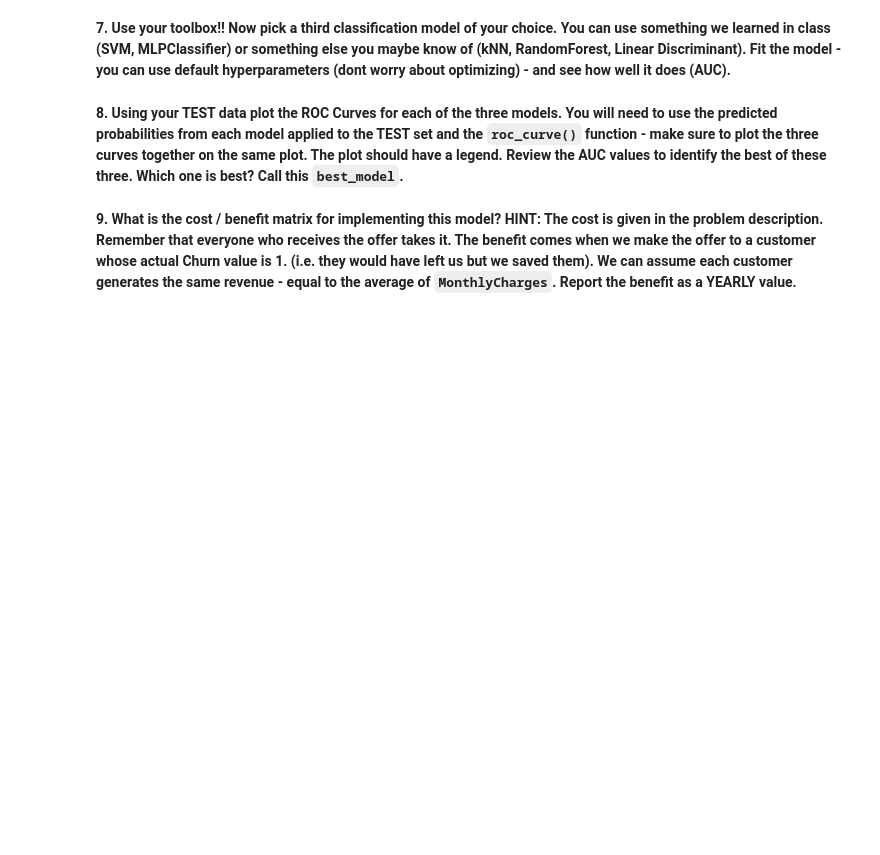
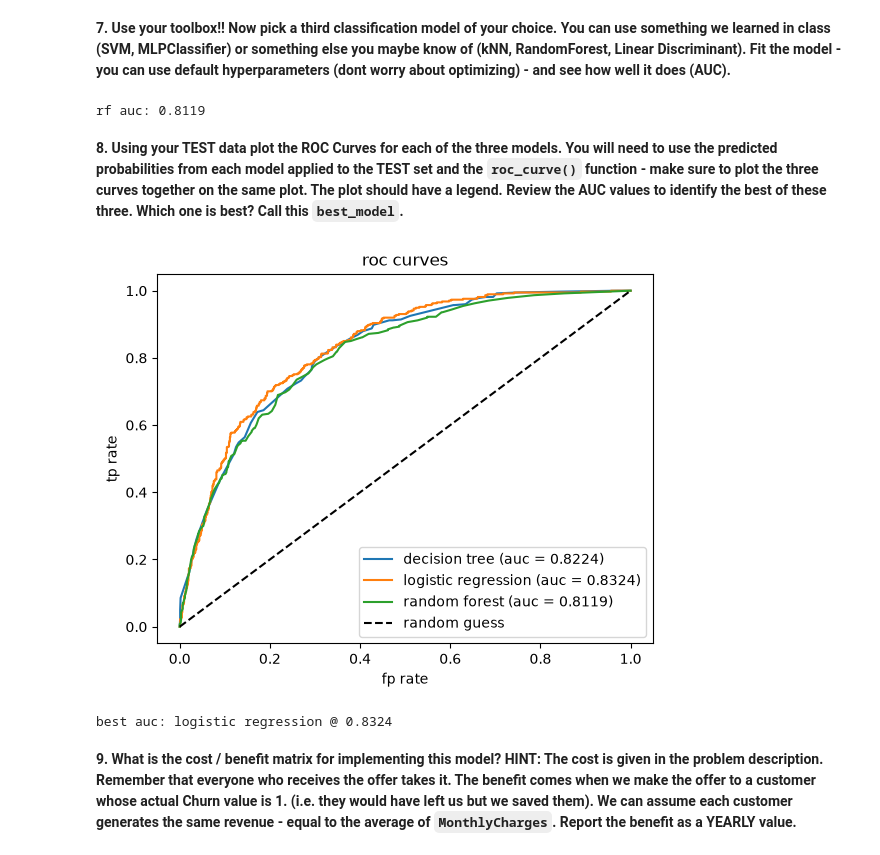
Before and after one commit to chrismji/Datasci-and-Ai-in-Bus, a Jupyter notebook: HW4_TelcoChurn.ipynb, the cells around one changed output. Drawn from its saved outputs; the diff is of its cells as text; code cells hidden in the pictures; blank space fills up the shorter version.

```diff
--- a/HW4_TelcoChurn.ipynb
+++ b/HW4_TelcoChurn.ipynb
@@ -54,0 +109,4 @@ __Build the best model you can on the TRAINING set using a decision tree classif
+# %%
+tree_best = DecisionTreeClassifier(max_depth=grid.best_params_['max_depth'], min_samples_leaf=grid.best_params_['min_samples_leaf'], random_state=42)
+
+tree_best.fit(X_train, y_train)
@@ -58,0 +150,4 @@ __Build the best model you can on the TRAINING set using a decision tree classif
+# %%
+lr_best = LogisticRegression(penalty='l1', solver='liblinear', C=grid_lr.best_params_['C'], max_iter=5000)
+
+lr_best.fit(X_train, y_train)
@@ -61,7 +180,53 @@ __Build the best model you can on the TRAINING set using a decision tree classif
 # %% [markdown]
 **7.  Use your toolbox!! Now pick a third classification model of your choice. You can use something we learned in class (SVM, MLPClassifier) or something else you maybe know of (kNN, RandomForest, Linear Discriminant).  Fit the model - you can use default hyperparameters (dont worry about optimizing) - and see how well it does (AUC).**
+# %%
+from sklearn.ensemble import RandomForestClassifier
+
+rf = RandomForestClassifier(random_state=42)
+rf.fit(X_train, y_train)
+rf_probs = rf.predict_proba(X_test)[:, 1]
+rf_auc = roc_auc_score(y_test, rf_probs)
+
+print(f'rf auc: {round(rf_auc, 4)}')
+# %% [output]
+rf auc: 0.8119
 # %% [markdown]
 __8. Using your TEST data plot the ROC Curves for each of the three models.  You will need to use the predicted probabilities from each model applied to the TEST set and the `roc_curve()` function - make sure to plot the three curves together on the same plot. The plot should have a legend.  Review the AUC values to identify the best of these three.  Which one is best? Call this `best_model`.__
+# %%
+models = {
+    'decision tree': tree_best,
+    'logistic regression': lr_best,
+    'random forest': rf
+}
+
+auc_scores = {}
+
+for name, model in models.items():
+    probs = model.predict_proba(X_test)[:, 1]
+
+    fpr, tpr, thresholds = roc_curve(y_test, probs)
+    auc = roc_auc_score(y_test, probs)
+
+    auc_scores[name] = auc
+
+    plt.plot(fpr, tpr, label=f'{name} (auc = {auc:.4f})')
+
+plt.plot([0, 1], [0, 1], 'k--', label='random guess')
+
+plt.xlabel('fp rate')
+plt.ylabel('tp rate')
+plt.title('roc curves')
+plt.legend()
+plt.show()
+# %% [output]
+[figure, added]
+# %%
+best = max(auc_scores, key=auc_scores.get)
+best_model = models[best]
+
+print(f'best auc: {best} @ {round(auc_scores[best], 4)}')
+# %% [output]
+best auc: logistic regression @ 0.8324
 # %% [markdown]
 __9. What is the cost / benefit matrix for implementing this model?  HINT: The cost is given in the problem description.  Remember that everyone who receives the offer takes it. The benefit comes when we make the offer to a customer whose actual Churn value is 1.  (i.e. they would have left us but we saved them).   We can assume each customer generates the same revenue - equal to the average of `MonthlyCharges`. Report the benefit as a YEARLY value.__
 # %% [markdown]
```
Also changed, not shown: parts of 13 cells of this notebook, 1 other file.
